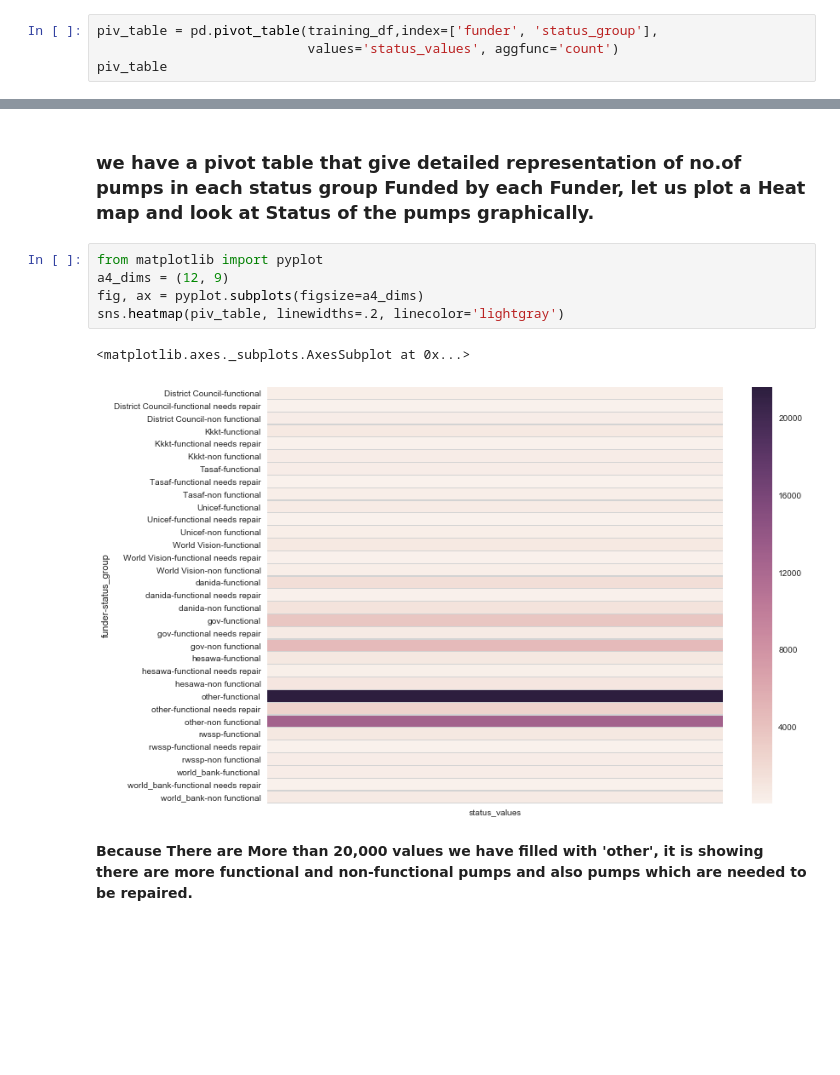
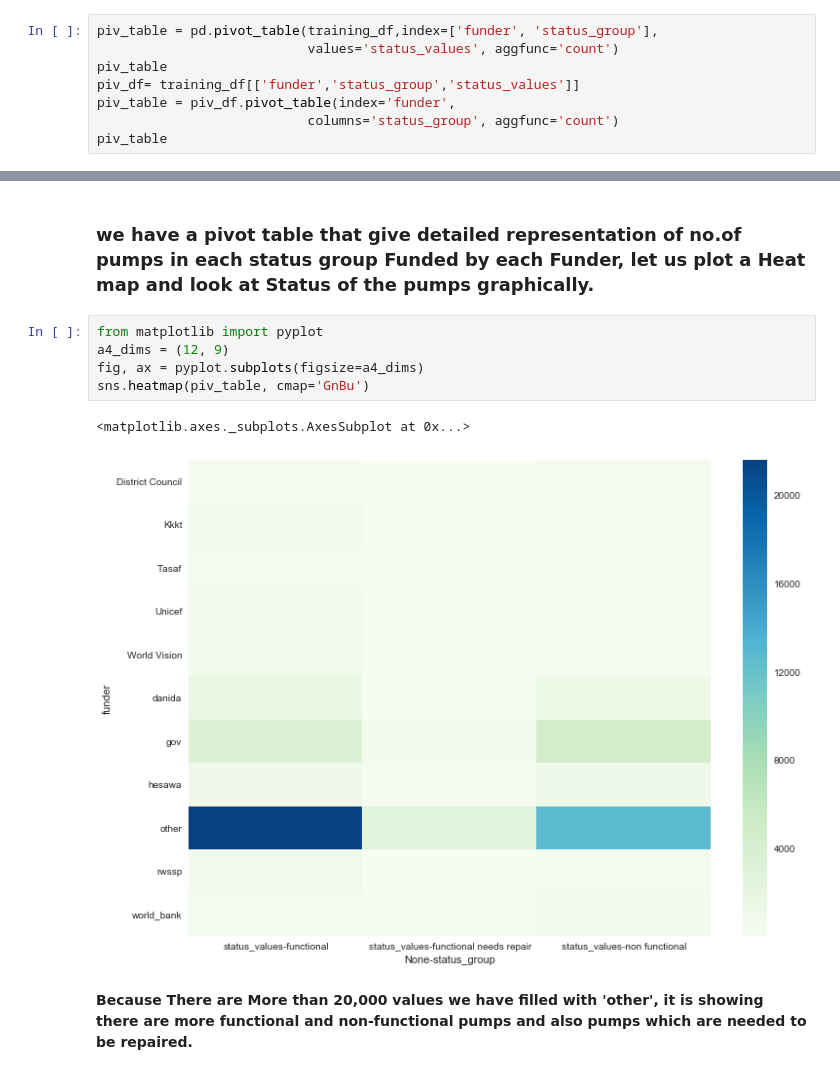
Before and after one commit to ksdkalluri/identifying_faulty_pumps, a Jupyter notebook: Data_Cleaning_and_Exploratory_analysis.ipynb, the cells around one changed output, grey strips where cells are left out. Saved outputs shown, nothing was run; the diff lists cells and outputs as text; blank space fills up the shorter version.

Commit message:
Updated pivot tables

```diff
--- a/Data_Cleaning_and_Exploratory_analysis.ipynb
+++ b/Data_Cleaning_and_Exploratory_analysis.ipynb
@@ -276,4 +276,8 @@ training_df['status_values']  = training_df.status_group.replace(replace_values)
 piv_table = pd.pivot_table(training_df,index=['funder', 'status_group'],
                            values='status_values', aggfunc='count')
 piv_table
+piv_df= training_df[['funder','status_group','status_values']]
+piv_table = piv_df.pivot_table(index='funder',
+                           columns='status_group', aggfunc='count')
+piv_table
 # %% [output]
@@ -300,11 +300,11 @@ piv_table
 # %%
 from matplotlib import pyplot
 a4_dims = (12, 9)
 fig, ax = pyplot.subplots(figsize=a4_dims)
-sns.heatmap(piv_table, linewidths=.2, linecolor='lightgray')
+sns.heatmap(piv_table, cmap='GnBu')
 # %% [output]
 <matplotlib.axes._subplots.AxesSubplot at 0x...>
-[figure, old version]
+[figure, new version]
 # %% [markdown]
 __Because There are More than 20,000 values we have filled with 'other', it is showing there are more functional and non-functional pumps and also pumps which are needed to be repaired.__
 # %% [markdown]
```
Also changed, not shown: parts of 14 cells of this notebook.
